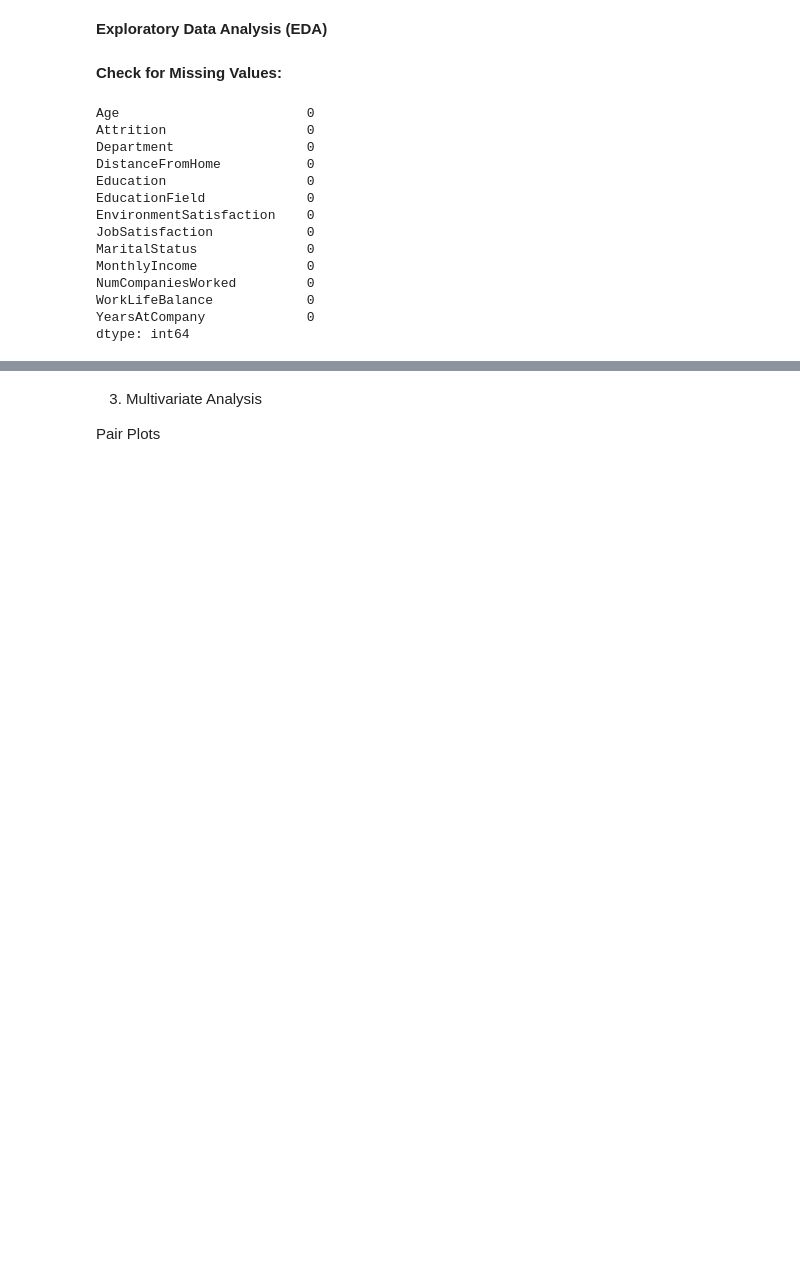
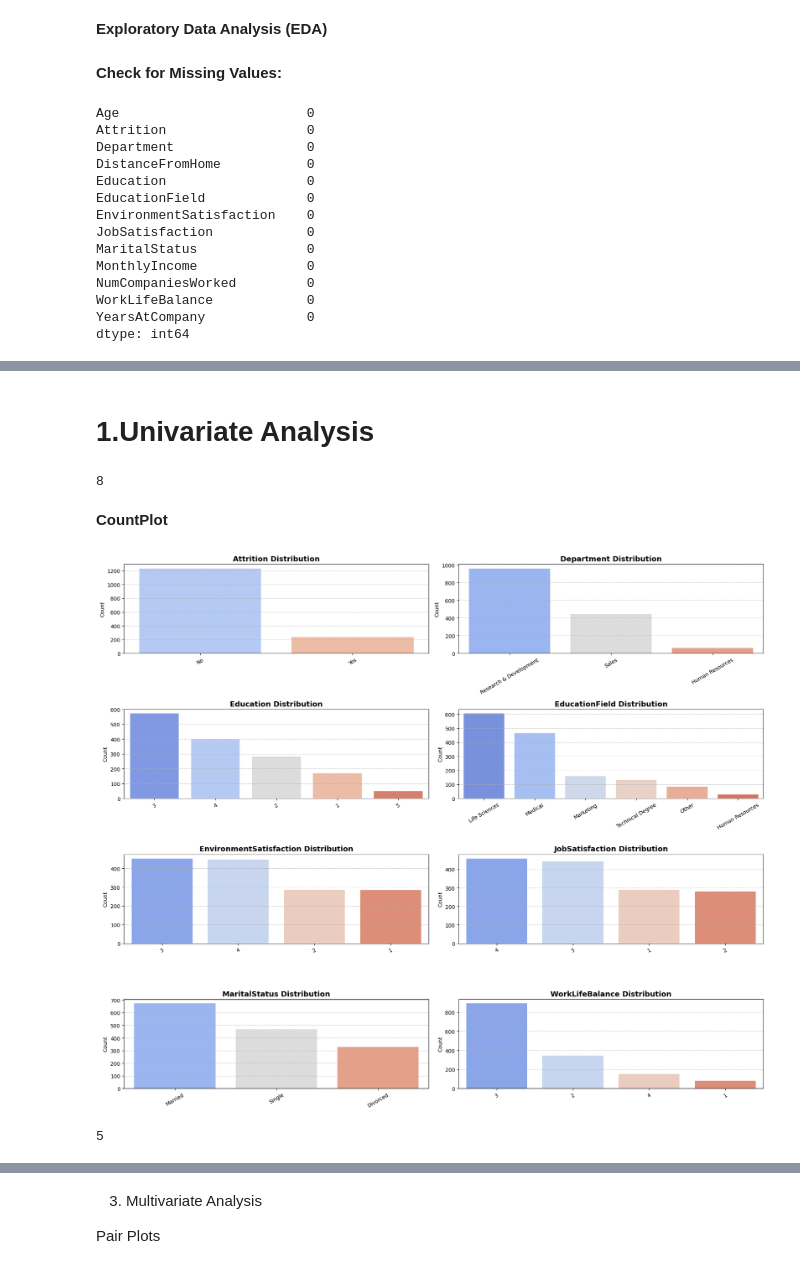
Before and after one commit to Geethasaran/E-Commerce-_Employee-Attrition-Rate, a Jupyter notebook: FINAL_PROJECT_Employee_Attrition_Rate.ipynb, the cells around one changed output, grey strips where cells are left out. Cells and saved outputs as stored; diff of their text form; code cells hidden in the pictures; blank space fills up the shorter version.

```diff
--- a/FINAL_PROJECT_Employee_Attrition_Rate.ipynb
+++ b/FINAL_PROJECT_Employee_Attrition_Rate.ipynb
@@ -130,0 +129,39 @@ plt.show()
+# %% [markdown]
+# **1.Univariate Analysis**
+# %%
+cat = df.select_dtypes(include='object').columns
+len(cat)
+# %% [output]
+8
+# %% [markdown]
+**CountPlot**
+# %%
+
+cat_columns = ['Attrition', 'Department', 'Education', 'EducationField',
+               'EnvironmentSatisfaction', 'JobSatisfaction', 'MaritalStatus', 'WorkLifeBalance']
+
+
+rows, cols = 4, 2
+plt.figure(figsize=(18, 15))
+
+
+for i, col in enumerate(cat_columns, 1):
+    plt.subplot(rows, cols, i)
+    sns.countplot(data=df, x=col, palette='coolwarm', order=df[col].value_counts().index)
+    plt.title(f'{col} Distribution', fontsize=14, weight='bold')
+    plt.xlabel('')
+    plt.ylabel('Count', fontsize=10)
+    plt.xticks(rotation=30, fontsize=10)
+    plt.yticks(fontsize=10)
+    plt.grid(axis='y', linestyle='--', alpha=0.7)
+
+
+plt.tight_layout()
+plt.show()
+# %% [output]
+[figure, added]
+# %%
+num = df.select_dtypes(include=np.number).columns
+len(num)
+# %% [output]
+5
```
Also changed, not shown: parts of 53 cells of this notebook.
